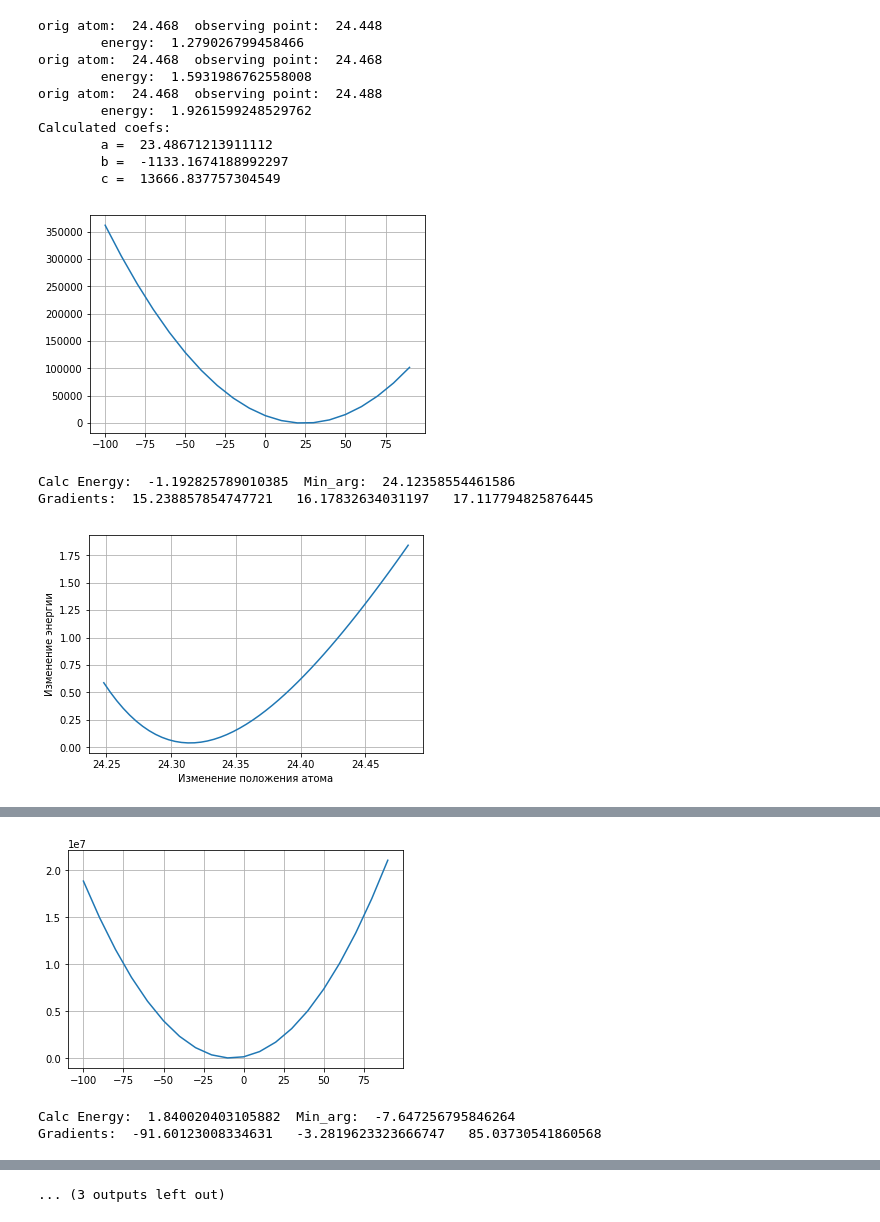
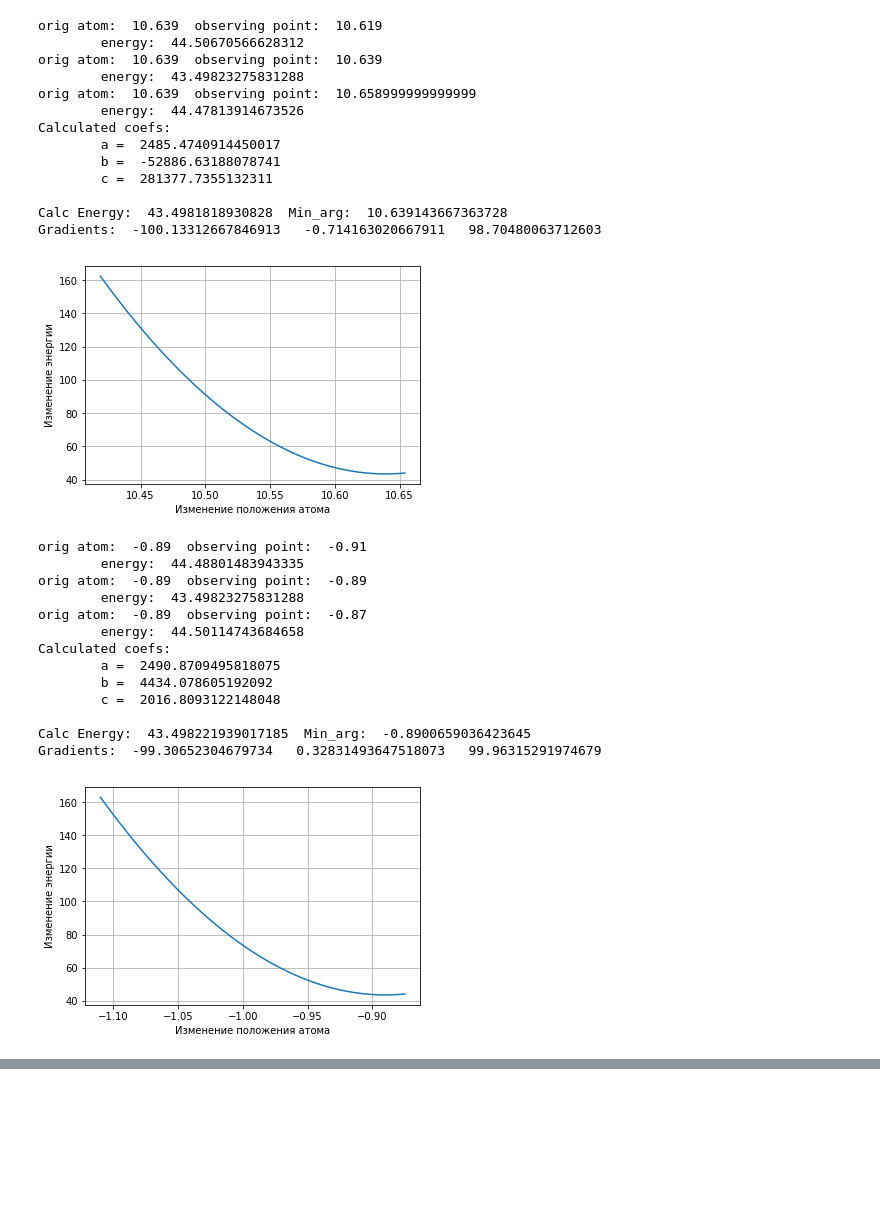
Before and after one commit to Devjiu/diploma, a Jupyter notebook: scripts/Untitled.ipynb, the cells around one changed output, grey strips where cells are left out. Drawn from its saved outputs; the diff is of its cells as text; code cells hidden in the pictures; blank space fills up the shorter version.

```diff
--- a/scripts/Untitled.ipynb
+++ b/scripts/Untitled.ipynb
@@ -43,7 +43,7 @@ from output import *
 from energy import *
 from itertools import cycle
 
-num = 961
+num = 250
 l = len(atoms)  # число атомов в изучаемом белке
 h = [0.02, 0.02, 0.02]  # размеры шагов по ортам в ангстремах
 # L = 3  # сколько шагов делаем вдоль каждого орта с учетом знака
@@ -153,43 +153,57 @@ E_new = energies[minimum_eng]
 # 	# print("Parabola is not at minimum.")
 # 	parabola_min_arg = parabola_arg[ind]
 # else:
 orta = '\'\''
 if where == 0:
 	orta = 'x'
 elif where == 1:
 	orta = 'y'
 elif where == 2:
 	orta = 'z'
 print("Ort: ", orta, " and num of atom: ", num)
 print("Prev value: ", atoms[num][coors[where]], " new: ", parabola_min_arg)
 print("Possibilities: \n\t eng:", possibilities[0], \
 	  "\n\t cands: \n\t\t x: ", cands[0], "\n\t\t y: ", cands[1], "\n\t\t z: ", cands[2])
 tmp = atoms[num][coors[where]]
 atoms[num][coors[where]] = parabola_min_arg
 raw_E = E(atoms, dihedrals, angles, bonds, neighbours, two_bonds_neigh,
 		   three_bonds_neigh, num, nghb_d, nghb_a, nghb_b, nghb_nb, full=True)
 E_small = E(atoms, dihedrals, angles, bonds, neighbours, two_bonds_neigh,
 		   three_bonds_neigh, num, nghb_d, nghb_a, nghb_b, nghb_nb, full=False)
 print("E_new: ", E_new, "\tE_old: ", E_old, "\tE_raw: ", raw_E, "\twithout DE: ", E_small, " DE_elst: ", DE_elst, "\n")
 # print("Parabola works.!!")
 atoms[num][coors[where]] = parabola_min_arg
 
 
 	# "-0.2" чтобы не учитвать погрешности в аппроксимации
 if np.float64((E_record - E_new)/ E_record) < 0.05:
 	E_record = E_new
 # %% [output]
-orig atom:  24.468  observing point:  24.448
-        energy:  1.279026799458466
-orig atom:  24.468  observing point:  24.468
-        energy:  1.5931986762558008
-orig atom:  24.468  observing point:  24.488
-        energy:  1.9261599248529762
+orig atom:  10.639  observing point:  10.619
+        energy:  44.50670566628312
+orig atom:  10.639  observing point:  10.639
+        energy:  43.49823275831288
+orig atom:  10.639  observing point:  10.658999999999999
+        energy:  44.47813914673526
 Calculated coefs:
-        a =  23.48671213911112
-        b =  -1133.1674188992297
-        c =  13666.837757304549
+        a =  2485.4740914450017
+        b =  -52886.63188078741
+        c =  281377.7355132311
+
+Calc Energy:  43.4981818930828  Min_arg:  10.639143667363728
+Gradients:  -100.13312667846913   -0.714163020667911   98.70480063712603
-[figure, old version]
+[figure, new version]
-Calc Energy:  -1.192825789010385  Min_arg:  24.12358554461586
-Gradients:  15.238857854747721   16.17832634031197   17.117794825876445
+orig atom:  -0.89  observing point:  -0.91
+        energy:  44.48801483943335
+orig atom:  -0.89  observing point:  -0.89
+        energy:  43.49823275831288
+orig atom:  -0.89  observing point:  -0.87
+        energy:  44.50114743684658
+Calculated coefs:
+        a =  2490.8709495818075
+        b =  4434.078605192092
+        c =  2016.8093122148048
+
+Calc Energy:  43.498221939017185  Min_arg:  -0.8900659036423645
+Gradients:  -99.30652304679734   0.32831493647518073   99.96315291974679
-[figure, old version]
+[figure, new version]
@@ -215,3 +232,0 @@ Calculated coefs:
-[figure, removed]
-Calc Energy:  1.840020403105882  Min_arg:  -7.647256795846264
-Gradients:  -91.60123008334631   -3.2819623323666747   85.03730541860568
@@ -230 +232,0 @@ Calculated coefs:
-... (3 outputs left out)
```
Also changed, not shown: parts of 1 cell of this notebook, 3 other files.
